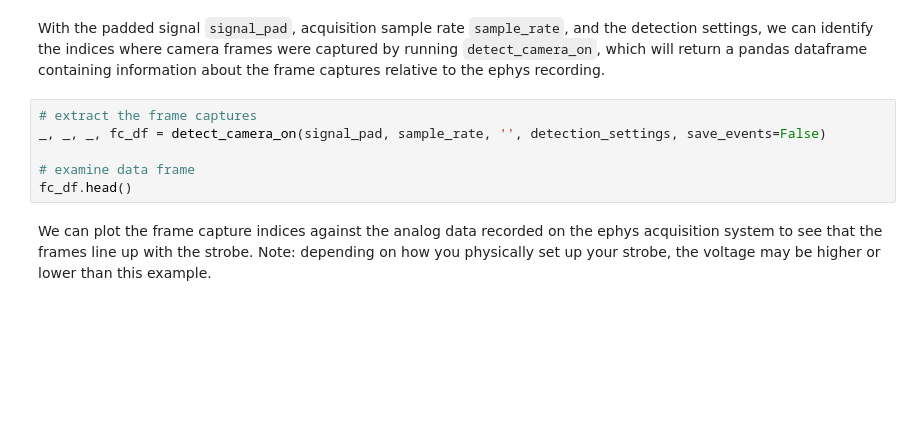
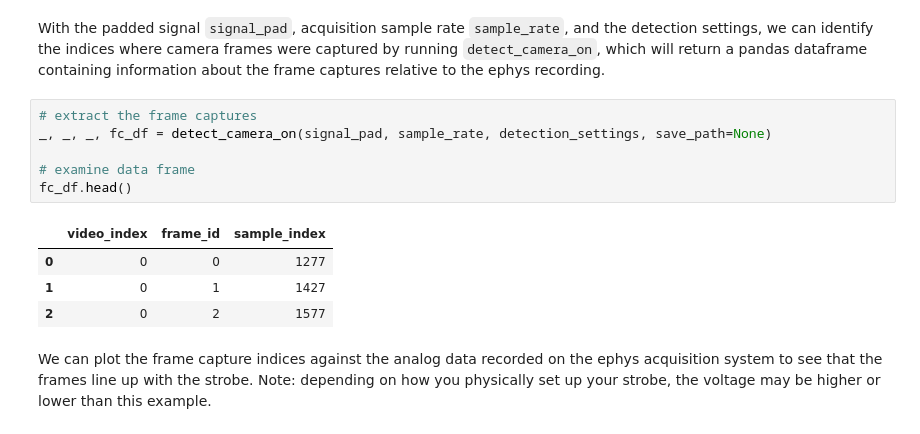
Before and after one commit to cjblack/climbing-analysis, a Jupyter notebook: notebooks/event_alignment_demo.ipynb, the cells around one changed output. Cells and saved outputs as stored; diff of their text form; blank space fills up the shorter version.

Commit message:
Updated detect_camera_on with new arguments

```diff
--- a/notebooks/event_alignment_demo.ipynb
+++ b/notebooks/event_alignment_demo.ipynb
@@ -55,10 +69,15 @@ for key, val in detection_settings.items():
 With the padded signal `signal_pad`, acquisition sample rate `sample_rate`, and the detection settings, we can identify the indices where camera frames were captured by running `detect_camera_on`, which will return a pandas dataframe containing information about the frame captures relative to the ephys recording.
 # %%
 # extract the frame captures
-_, _, _, fc_df = detect_camera_on(signal_pad, sample_rate, '', detection_settings, save_events=False)
+_, _, _, fc_df = detect_camera_on(signal_pad, sample_rate, detection_settings, save_path=None)
 
 # examine data frame
 fc_df.head()
+# %% [output]
+|  | video_index | frame_id | sample_index |
+| 0 | 0 | 0 | 1277 |
+| 1 | 0 | 1 | 1427 |
+| 2 | 0 | 2 | 1577 |
 # %% [markdown]
 We can plot the frame capture indices against the analog data recorded on the ephys acquisition system to see that the frames line up with the strobe. Note: depending on how you physically set up your strobe, the voltage may be higher or lower than this example.
 # %%
```
Also changed, not shown: parts of 4 cells of this notebook.
